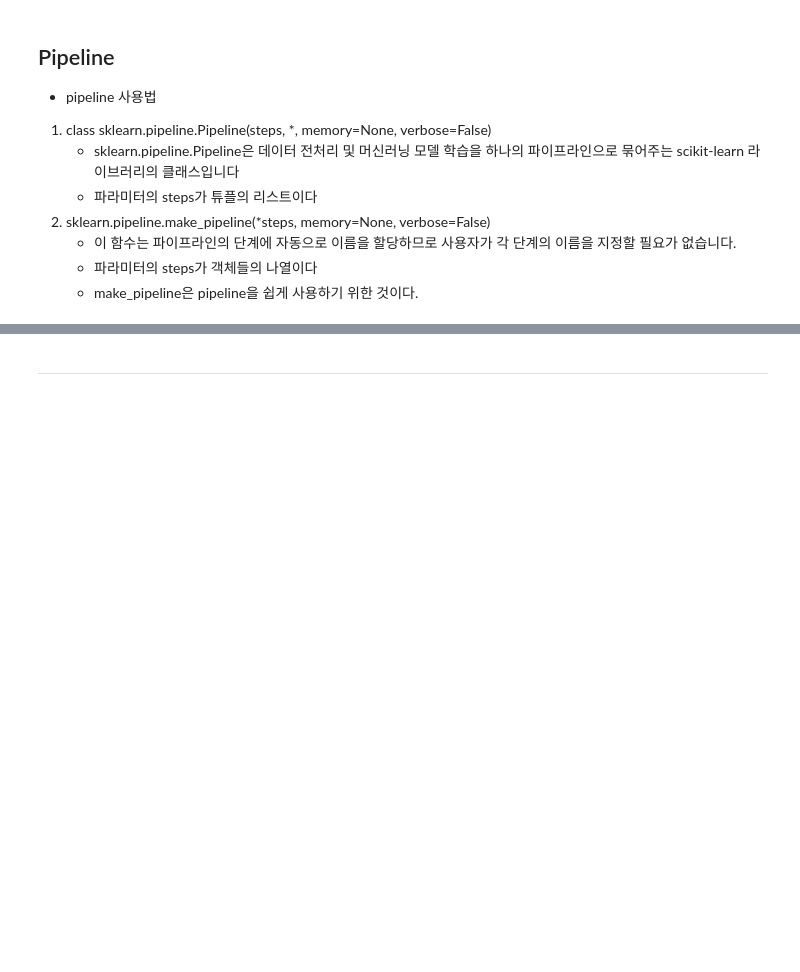
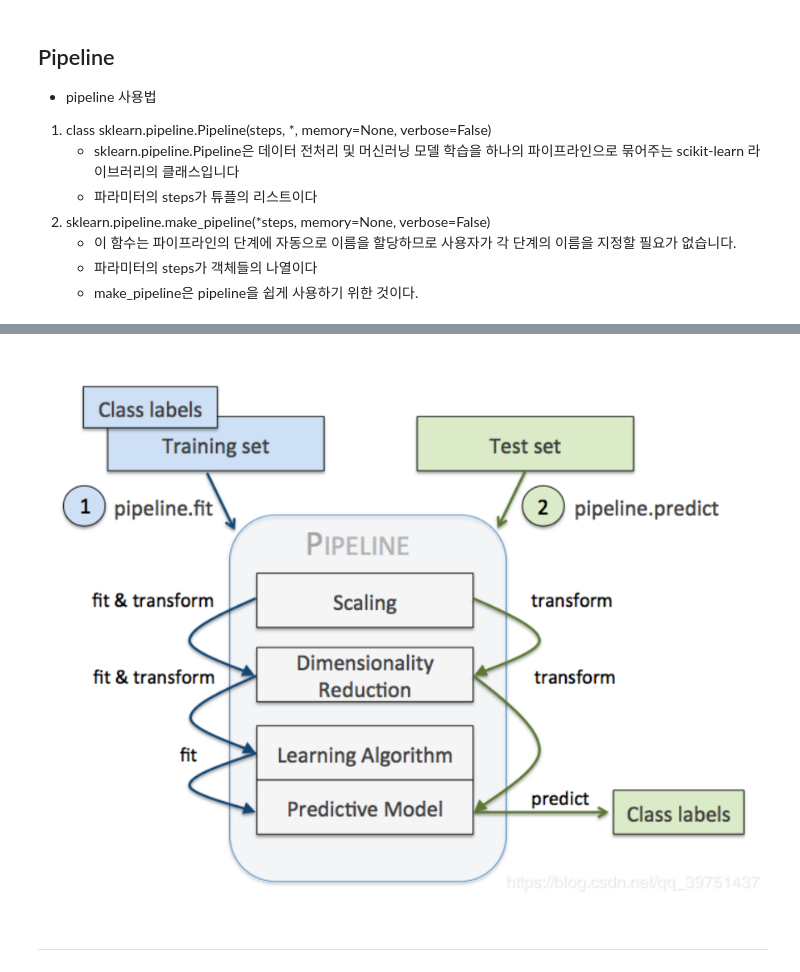
Before and after one commit to youngsang114/Tutoring, a Jupyter notebook: 튜터링_교안/6_pipeline.ipynb, the cells around one changed output, grey strips where cells are left out. Drawn from its saved outputs; the diff is of its cells as text; code cells hidden in the pictures; blank space fills up the shorter version.

```diff
--- a/튜터링_교안/6_pipeline.ipynb
+++ b/튜터링_교안/6_pipeline.ipynb
@@ -13,3 +13,11 @@
+# %%
+# 이미지 파일 경로
+image_path = "./images/6_1.png"
+
+# 이미지 표시
+Image(filename=image_path)
+# %% [output]
+[figure, added]
 # %% [markdown]
 ---
 # %% [markdown]
```
Also changed, not shown: parts of 4 cells of this notebook, 19 other files.
